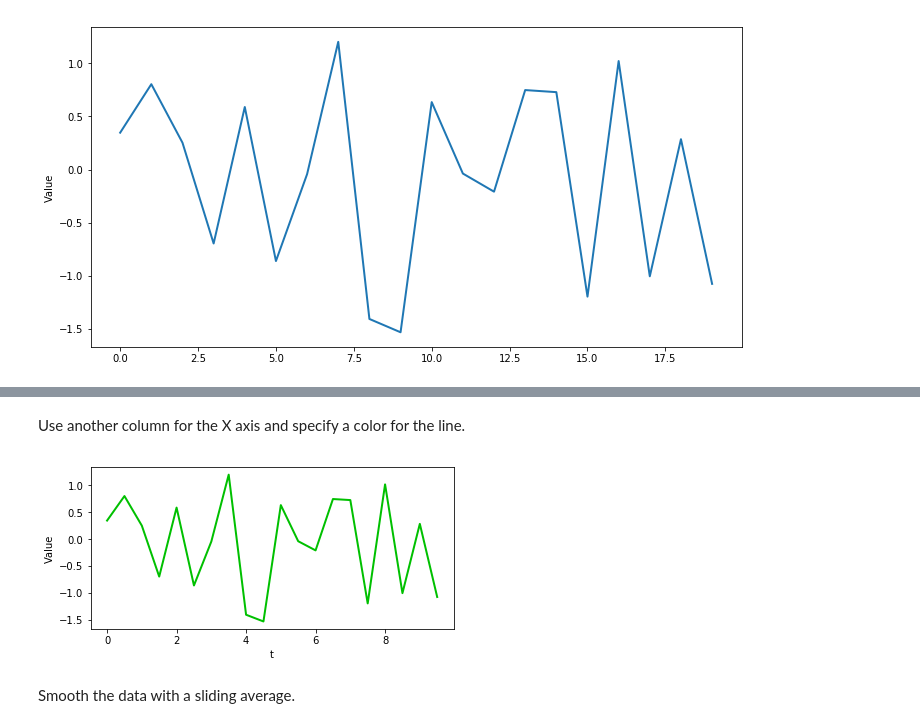
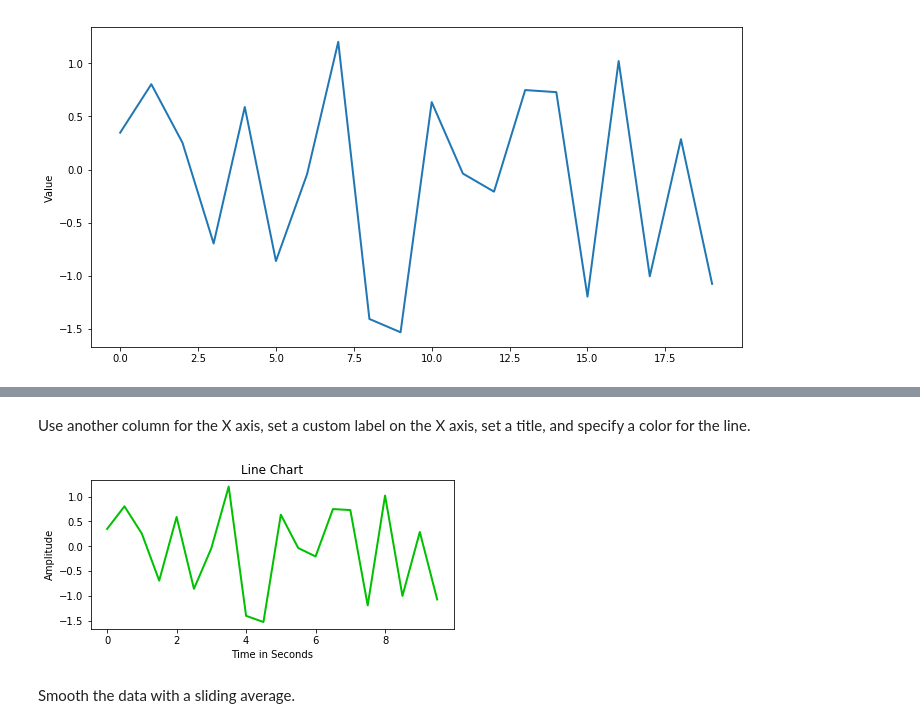
Before and after one commit to mastersign/mastersign-datascience, a Jupyter notebook: demo-plot.ipynb, the cells around one changed output, grey strips where cells are left out. Cells and saved outputs as stored; diff of their text form; code cells hidden in the pictures.

```diff
--- a/demo-plot.ipynb
+++ b/demo-plot.ipynb
@@ -188,9 +194,11 @@ pl.lines(data_3_A, 'value')
 # %% [markdown]
-Use another column for the X axis and specify a color for the line.
+Use another column for the X axis, set a custom label on the X axis, set a title, and specify a color for the line.
 # %%
-pl.lines(data_3_A, 'value', 't', color='#00C000', figsize=(6, 3))
+pl.line(data_3_A, 'value', 't', color='#00C000',
+        xlabel='Time in Seconds', ylabel='Amplitude', title='Line Chart',
+        figsize=(6, 3))
 # %% [output]
-[figure, old version]
+[figure, new version]
 # %% [markdown]
 Smooth the data with a sliding average.
 # %%
```
Also changed, not shown: parts of 8 cells of this notebook, 1 other file.
